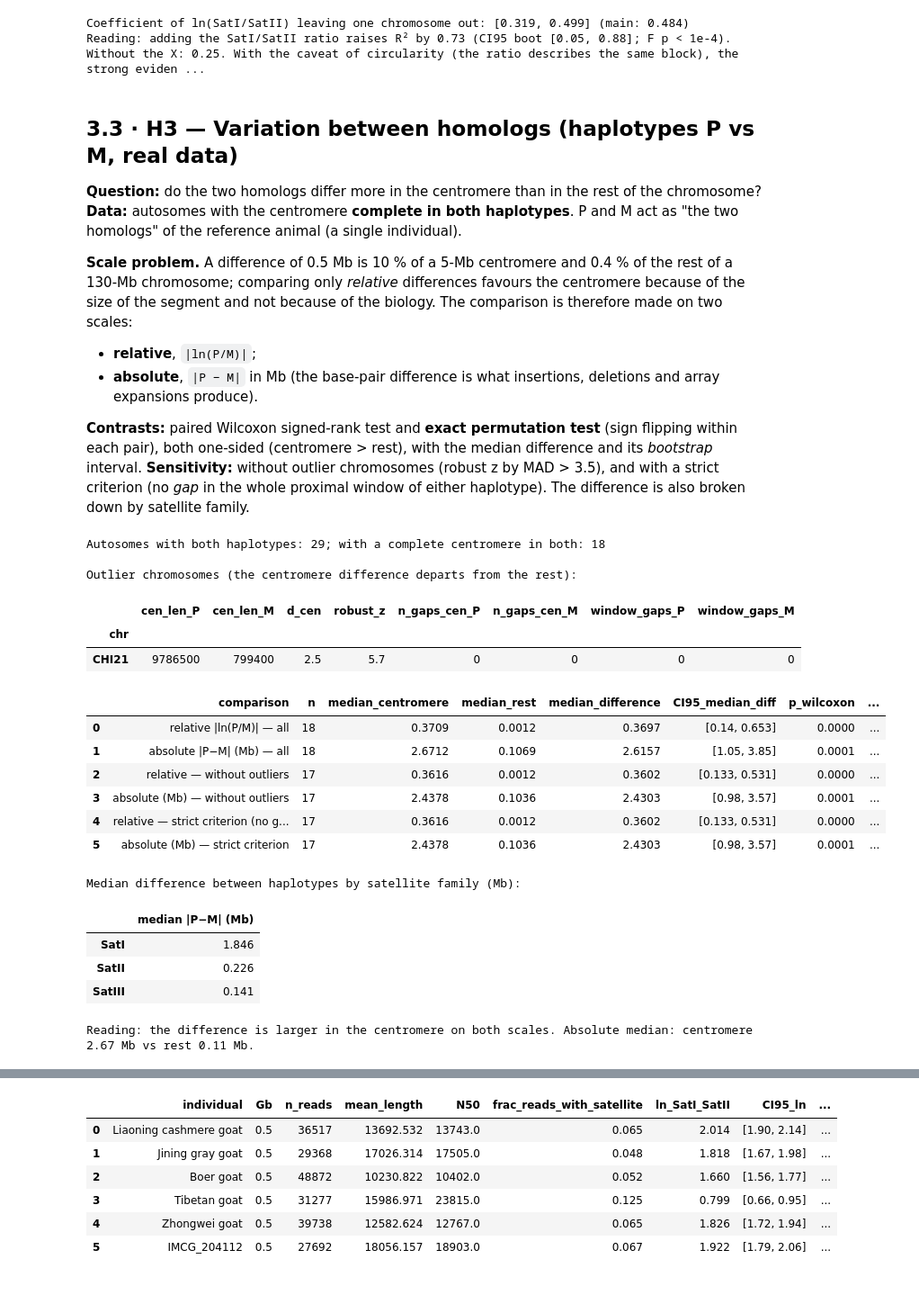
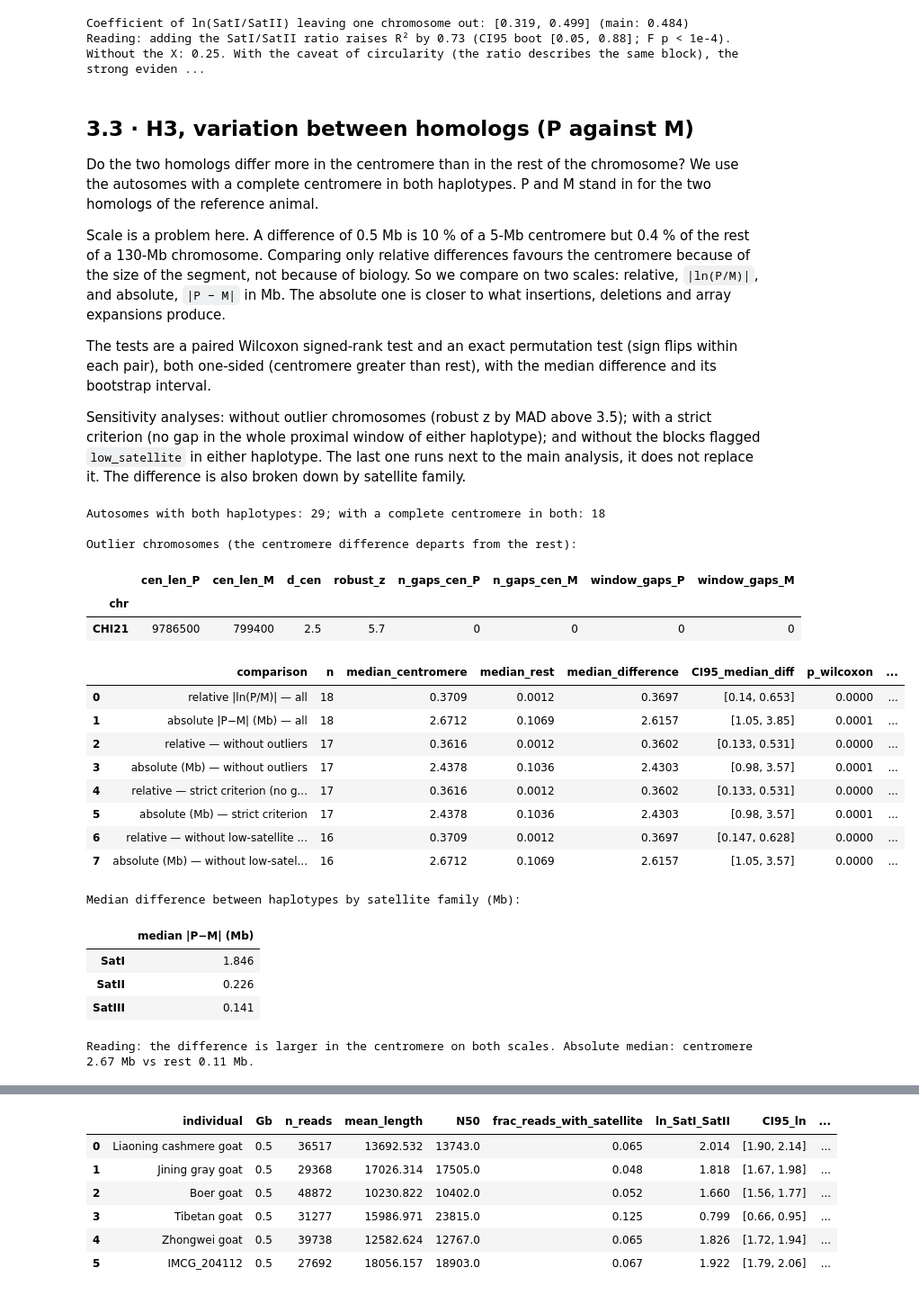
Before and after one commit to tiagoherrador/capra-hircus-centromeres, a Jupyter notebook: notebooks/analysis.ipynb, the cells around one changed output, grey strips where cells are left out. Shown at 90% size. Cells and saved outputs as stored; diff of their text form; code cells hidden in the pictures.

Commit message:
Flag low-satellite centromeres, add orientation check and figures, rewrite notebook text

```diff
--- a/notebooks/analysis.ipynb
+++ b/notebooks/analysis.ipynb
@@ -345,9 +345,10 @@ for hap in GENOME:
     cR = sati_coverage(CLEAN/f'{hap}.right{WINDOW_MB}Mb.fa', CLEAN/f'{hap}.R.paf')
     for r in chroms[(chroms.hap==hap)&chroms.placed&(chroms.kind!='Y')].itertuples():
         orient.append(dict(hap=hap, chr=r.chr, satI_left_Mb=cL.get(f'{r.seqname}:L',0)/1e6, satI_right_Mb=cR.get(f'{r.seqname}:R',0)/1e6))
-orient = pd.DataFrame(orient); orient['centromere_on_left'] = orient.satI_left_Mb > orient.satI_right_Mb
-print(orient.groupby('hap').centromere_on_left.agg(['sum','size']))
-bad = orient[~orient.centromere_on_left]
-print('Chromosomes with more SatI on the right (to review):', bad[['hap','chr']].values.tolist())
+orient = pd.DataFrame(orient)
+orient['centromere_on_left'] = orient.satI_left_Mb >= orient.satI_right_Mb      # a tie (no signal) goes to the left
+orient['satI_signal'] = (orient.satI_left_Mb + orient.satI_right_Mb) >= 0.01   # Mb; below this the reference says nothing
+print('Chromosomes where the SatI reference gives a usable signal, by haplotype:'); print(orient.groupby('hap').satI_signal.agg(['sum','size']))
+print('Among those, more SatI on the right:', orient[orient.satI_signal & ~orient.centromere_on_left][['hap','chr']].values.tolist())
 orient.to_csv(TAB/'qc_orientation.csv', index=False)
 # %% [output]
@@ -586,0 +593,15 @@ T2T     117.28  26.68    6.35   0.35
+# %%
+end_sat = {}
+for hap in GENOME:
+    for end in ('left', 'right'):
+        a = annotate(CLEAN/f'{hap}.{end}{WINDOW_MB}Mb.fa', f'{hap}.{end}')
+        a = a[a.family.isin(KINDS_SAT)].assign(chr=lambda d: d.chr.str.split(':').str[0])
+        for c_, bp in a.groupby('chr').bp.sum().items(): end_sat[(hap, c_, end)] = bp/1e6
+orient['sat_left_Mb']  = [end_sat.get((r.hap, r.chr, 'left'), 0) for r in orient.itertuples()]
+orient['sat_right_Mb'] = [end_sat.get((r.hap, r.chr, 'right'), 0) for r in orient.itertuples()]
+orient['side_by_satellite'] = np.where(orient.sat_left_Mb >= orient.sat_right_Mb, 'L', 'R')
+orient['orientation_ok'] = orient.side_by_satellite.eq(orient.centromere_side)
+print('Chromosomes whose chosen end is also the end with more satellite, by haplotype:'); print(orient.groupby('hap').orientation_ok.agg(['sum', 'size']))
+print('End with more satellite in the deposited sequence:', orient.groupby('hap').side_by_satellite.value_counts().to_dict())
+print('Mismatches:', orient[~orient.orientation_ok][['hap', 'chr', 'sat_left_Mb', 'sat_right_Mb', 'centromere_side']].round(2).values.tolist())
+orient.to_csv(TAB/'qc_orientation.csv', index=False)
@@ -617,6 +655,8 @@ for r in chroms[chroms.placed & (chroms.kind != 'Y')].itertuples():
 cen = pd.DataFrame(rows)
 cen['complete'] = cen.n_gaps_cen.eq(0) & cen.cen_len.notna() & (cen.cen_len >= 250_000)   # <250 kb = centromere not detected
 cen['sat_bp'] = cen[KINDS_SAT].sum(axis=1)
+cen['sat_frac'] = cen.sat_bp/cen.cen_len
+cen['low_satellite'] = cen.sat_frac < MIN_SAT_FRAC     # length not reliable: little satellite in the block
 cen.to_csv(TAB/'centromeres.csv', index=False)
 
 T = cen[cen.hap == 'T2T']
@@ -625,6 +665,7 @@ print('T2T-goat2.0 · centromere length (Mb): min %.2f (%s) · max %.2f (%s) ·
 print('Expected (Wu et al. 2024): 0.6–8.51 Mb, shortest on X. SatI ≈ 67.81 % of the centromeres.')
 print('SatI / sum of centromeric blocks: %.1f %%' % (100*T.SatI.sum()/T.cen_len.sum()))
 print('Incomplete centromeres by haplotype:', cen.groupby('hap').complete.apply(lambda s: int((~s).sum())).to_dict(), '(paper: ~9 in P, ~6 in M)')
+print('Flagged low_satellite:', cen[cen.low_satellite][['hap','chr']].values.tolist(), '| sat_frac of the rest, minimum: %.2f' % cen[~cen.low_satellite].sat_frac.min())
 cen[cen.hap=='T2T'].head()
 # %% [output]
 T2T-goat2.0 · centromere length (Mb): min 0.85 (CHIX) · max 10.38 (CHI16) · median 7.14
@@ -837,8 +881,9 @@ def h1_row(df, y, x, label, how='ols'):
     return dict(model=label, n=n, slope=b, CI95=f'[{lo:.2f}, {hi:.2f}]', CI95_boot=f'[{np.percentile(bs, 2.5):.2f}, {np.percentile(bs, 97.5):.2f}]',
                 p_slope_0=p0, p_slope_lt_1=p1, R2=r2, R2_adj=r2a, spearman=rho, p_spearman=prho)
 
-def hap_frame(hap):
+def hap_frame(hap, drop_low=False):
     d = cen[(cen.hap == hap) & cen.complete & cen.cen_len.notna() & (cen.kind != 'Y')].copy()
+    if drop_low: d = d[~d.low_satellite]
     d['lcen'] = np.log(d.cen_len/1e6); d['lrest'] = np.log((d.length - d.cen_len)/1e6); return d
 
 rows = [h1_row(D, 'lcen', 'lrest', 'MAIN · T2T, 29 autosomes + X'),
@@ -849,7 +894,8 @@ rows = [h1_row(D, 'lcen', 'lrest', 'MAIN · T2T, 29 autosomes + X'),
         h1_row(D[D.kind == 'autosome'], 'lcen', 'lrest', 'Theil–Sen (robust), without X', 'theil'),
         h1_row(D, 'lcen', 'lrest', 'Huber (robust), with X', 'huber'),
         h1_row(hap_frame('P'), 'lcen', 'lrest', 'replicate: haplotype P (complete autosomes)'),
-        h1_row(hap_frame('M'), 'lcen', 'lrest', 'replicate: haplotype M (complete autosomes + X)')]
+        h1_row(hap_frame('M'), 'lcen', 'lrest', 'replicate: haplotype M (complete autosomes + X)'),
+        h1_row(hap_frame('M', True), 'lcen', 'lrest', 'replicate: haplotype M without low_satellite blocks')]
 h1 = pd.DataFrame(rows)             # the first row is the main result (other cells read it)
 h1.to_csv(TAB/'H1_scaling.csv', index=False)
 pd.set_option('display.width', 200); pd.set_option('display.max_colwidth', 60)
@@ -1015,20 +1061,18 @@ D.to_csv(TAB/'H1H2_chromosome_table_T2T.csv', index=False)
 Coefficient of ln(SatI/SatII) leaving one chromosome out: [0.319, 0.499] (main: 0.484)
 Reading: adding the SatI/SatII ratio raises R² by 0.73 (CI95 boot [0.05, 0.88]; F p < 1e-4). Without the X: 0.25. With the caveat of circularity (the ratio describes the same block), the strong eviden ...
 # %% [markdown]
-## 3.3 · H3 — Variation between homologs (haplotypes P vs M, real data)
-**Question:** do the two homologs differ more in the centromere than in the rest of the chromosome?
-**Data:** autosomes with the centromere **complete in both haplotypes**. P and M act as "the two homologs" of the reference animal (a single individual).
+## 3.3 · H3, variation between homologs (P against M)
+Do the two homologs differ more in the centromere than in the rest of the chromosome? We use the autosomes with a complete centromere in both haplotypes. P and M stand in for the two homologs of the reference animal.
 
-**Scale problem.** A difference of 0.5 Mb is 10 % of a 5-Mb centromere and 0.4 % of the rest of a 130-Mb chromosome; comparing only *relative* differences favours the centromere because of the size of the segment and not because of the biology. The comparison is therefore made on two scales:
-- **relative**, `|ln(P/M)|`;
-- **absolute**, `|P − M|` in Mb (the base-pair difference is what insertions, deletions and array expansions produce).
+Scale is a problem here. A difference of 0.5 Mb is 10 % of a 5-Mb centromere but 0.4 % of the rest of a 130-Mb chromosome. Comparing only relative differences favours the centromere because of the size of the segment, not because of biology. So we compare on two scales: relative, `|ln(P/M)|`, and absolute, `|P − M|` in Mb. The absolute one is closer to what insertions, deletions and array expansions produce.
 
-**Contrasts:** paired Wilcoxon signed-rank test and **exact permutation test** (sign flipping within each pair), both one-sided (centromere > rest), with the median difference and its *bootstrap* interval.
-**Sensitivity:** without outlier chromosomes (robust z by MAD > 3.5), and with a strict criterion (no *gap* in the whole proximal window of either haplotype). The difference is also broken down by satellite family.
+The tests are a paired Wilcoxon signed-rank test and an exact permutation test (sign flips within each pair), both one-sided (centromere greater than rest), with the median difference and its bootstrap interval.
+
+Sensitivity analyses: without outlier chromosomes (robust z by MAD above 3.5); with a strict criterion (no gap in the whole proximal window of either haplotype); and without the blocks flagged `low_satellite` in either haplotype. The last one runs next to the main analysis, it does not replace it. The difference is also broken down by satellite family.
 # %%
 gaps_all = pd.read_csv(TAB/'proximal_gaps.csv')
 P = cen[(cen.hap == 'P') & (cen.kind == 'autosome')].set_index('chr'); M = cen[(cen.hap == 'M') & (cen.kind == 'autosome')].set_index('chr')
-keep = ['length', 'cen_len', 'complete', 'n_gaps_cen', 'SatI', 'SatII', 'SatIII']
+keep = ['length', 'cen_len', 'complete', 'n_gaps_cen', 'SatI', 'SatII', 'SatIII', 'low_satellite']
 H = P[keep].join(M[keep], lsuffix='_P', rsuffix='_M').dropna()
 print(f'Autosomes with both haplotypes: {len(H)}; with a complete centromere in both: {int((H.complete_P & H.complete_M).sum())}')
 H = H[H.complete_P & H.complete_M].copy()
@@ -1038,6 +1082,7 @@ H['dabs_cen_Mb']  = (H.cen_len_P - H.cen_len_M)/1e6; H['dabs_rest_Mb'] = (H.rest
 mad = lambda x: 1.4826*np.median(np.abs(x - np.median(x)))
 H['robust_z'] = (H.d_cen - H.d_cen.median())/mad(H.d_cen)
 H['outlier'] = H.robust_z.abs() > 3.5
+H['low_sat'] = H.low_satellite_P | H.low_satellite_M          # low_satellite in either haplotype
 g_any = gaps_all.groupby(['hap', 'chr']).size()
 H['window_gaps_P'] = [int(g_any.get(('P', c), 0)) for c in H.index]; H['window_gaps_M'] = [int(g_any.get(('M', c), 0)) for c in H.index]
 H['strict'] = (H.window_gaps_P == 0) & (H.window_gaps_M == 0)
@@ -1063,33 +1108,38 @@ rows = [r_rel,
 if H.strict.sum() >= 6:
     rows += [paired_row(H[H.strict], 'd_cen', 'd_rest', 'relative — strict criterion (no gaps in the window)')[0],
              paired_row(H[H.strict], 'dabs_cen_Mb', 'dabs_rest_Mb', 'absolute (Mb) — strict criterion')[0]]
+if (~H.low_sat).sum() >= 6:
+    rows += [paired_row(H[~H.low_sat], 'd_cen', 'd_rest', 'relative — without low-satellite blocks')[0],
+             paired_row(H[~H.low_sat], 'dabs_cen_Mb', 'dabs_rest_Mb', 'absolute (Mb) — without low-satellite blocks')[0]]
 h3_sens = pd.DataFrame(rows); h3_sens.to_csv(TAB/'H3_sensitivity.csv', index=False)
 display(h3_sens.round(4))
 
 # Main summary (columns read by other cells) + breakdown by satellite family
 h3 = pd.DataFrame([dict(n_chromosomes=len(H), median_abs_diff_centromere=H.d_cen.abs().median(), median_abs_diff_rest=H.d_rest.abs().median(),
                         SD_diff_centromere=H.d_cen.std(), SD_diff_rest=H.d_rest.std(), p_wilcoxon_centromere_greater=w.pvalue,
                         median_abs_diff_centromere_Mb=H.dabs_cen_Mb.abs().median(), median_abs_diff_rest_Mb=H.dabs_rest_Mb.abs().median(),
                         p_permutation_absolute=h3_sens.p_permutation.iloc[1])])
 h3.to_csv(TAB/'H3_summary.csv', index=False)
 fam = pd.DataFrame({k: ((H[k + '_P'] - H[k + '_M']).abs()/1e6) for k in KINDS_SAT}).median().rename('median |P−M| (Mb)')
 print('\nMedian difference between haplotypes by satellite family (Mb):'); display(fam.round(3).to_frame())
 print('Reading: the difference is', 'larger in the centromere on both scales.' if (h3_sens.p_permutation.iloc[:2] < 0.05).all() else 'scale-dependent; review.',
       f'Absolute median: centromere {h3.median_abs_diff_centromere_Mb.iloc[0]:.2f} Mb vs rest {h3.median_abs_diff_rest_Mb.iloc[0]:.2f} Mb.')
 # %% [output]
 Autosomes with both haplotypes: 29; with a complete centromere in both: 18
 
 Outlier chromosomes (the centromere difference departs from the rest):
 |  | cen_len_P | cen_len_M | d_cen | robust_z | n_gaps_cen_P | n_gaps_cen_M | window_gaps_P | window_gaps_M |
 | chr |  |  |  |  |  |  |  |  |
 | CHI21 | 9786500 | 799400 | 2.5 | 5.7 | 0 | 0 | 0 | 0 |
 |  | comparison | n | median_centromere | median_rest | median_difference | CI95_median_diff | p_wilcoxon | ... |
 | 0 | relative |ln(P/M)| — all | 18 | 0.3709 | 0.0012 | 0.3697 | [0.14, 0.653] | 0.0000 | ... |
 | 1 | absolute |P−M| (Mb) — all | 18 | 2.6712 | 0.1069 | 2.6157 | [1.05, 3.85] | 0.0001 | ... |
 | 2 | relative — without outliers | 17 | 0.3616 | 0.0012 | 0.3602 | [0.133, 0.531] | 0.0000 | ... |
 | 3 | absolute (Mb) — without outliers | 17 | 2.4378 | 0.1036 | 2.4303 | [0.98, 3.57] | 0.0001 | ... |
 | 4 | relative — strict criterion (no g... | 17 | 0.3616 | 0.0012 | 0.3602 | [0.133, 0.531] | 0.0000 | ... |
 | 5 | absolute (Mb) — strict criterion | 17 | 2.4378 | 0.1036 | 2.4303 | [0.98, 3.57] | 0.0001 | ... |
+| 6 | relative — without low-satellite ... | 16 | 0.3709 | 0.0012 | 0.3697 | [0.147, 0.628] | 0.0000 | ... |
+| 7 | absolute (Mb) — without low-satel... | 16 | 2.6712 | 0.1069 | 2.6157 | [1.05, 3.57] | 0.0000 | ... |
 Median difference between haplotypes by satellite family (Mb):
 |  | median |P−M| (Mb) |
 | SatI | 1.846 |
```
Also changed, not shown: parts of 43 cells of this notebook, 15 other files.
